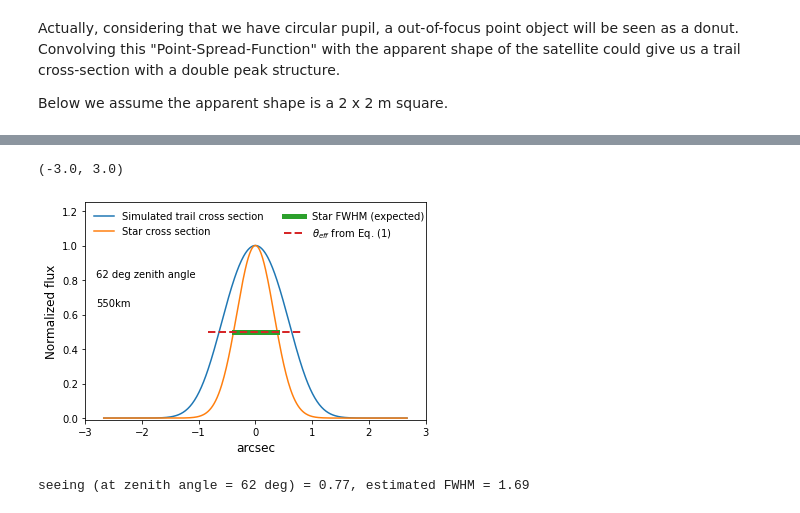
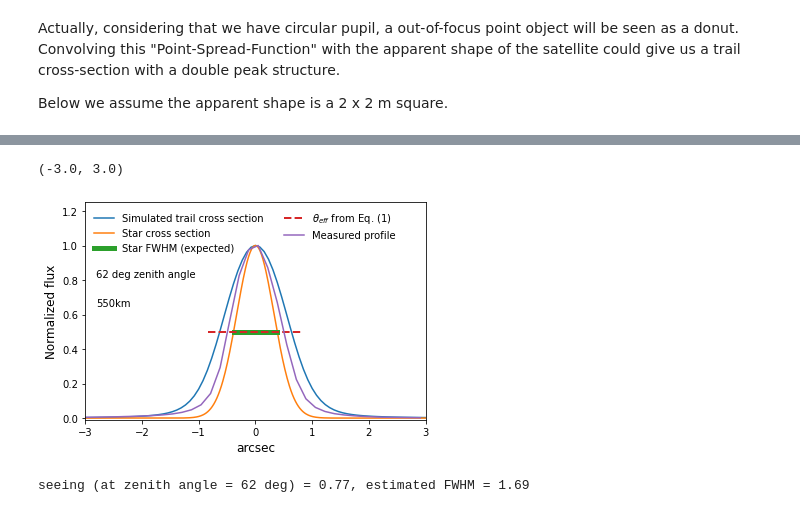
Before and after one commit to bxin/saturation_limit, a Jupyter notebook: subaru_profile.ipynb, the cells around one changed output, grey strips where cells are left out. Drawn from its saved outputs; the diff is of its cells as text; code cells hidden in the pictures.

```diff
--- a/subaru_profile.ipynb
+++ b/subaru_profile.ipynb
@@ -20,7 +26,7 @@ e = 1.2/8.3
 seeing = 0.77  #this is for the zenith angle below
 zangle = 62.063
 # %%
-vonk = 0
+vonk = 1
 # %%
 if not vonk:
     [sii, fwhm_exp] = getSatSII(f,d,e, l1, l2, h, zangle, seeing, pixel_size, plate_scale)
@@ -58,30 +151,31 @@ plt.title('Normalized to unit total flux');
 # %%
 fig, ax = plt.subplots(figsize=(6.1,4))
 aa =np.sum(sii,axis=0)
 n_shift =  int((len(aa)-1)/2 - np.argmax(aa==max(aa)))
 aa = np.roll(aa, n_shift)
 plt.plot(xp, aa/np.max(aa),label='Simulated trail cross section');
 #plt.plot(x2/pixel_size, np.sum(sii,axis=0),label='2m');
 #plt.plot(x1/pixel_size, np.sum(sii,axis=1), label='1.5m'); #uncomment this if the apparent shape of LEOSat is not square, i.e, 1.5x2m
 #plt.plot(x2/pixel_size, np.sum(pred,axis=0),label='pred');
 #plt.plot([-fwhm_exp/pixel_size/2, fwhm_exp/pixel_size/2],[max(np.sum(pred,axis=0))/2, max(np.sum(pred,axis=0))/2])
 s = np.exp(-x2**2/2/(seeing/plate_scale*pixel_size/2.355)**2)
 plt.plot(xpg,s, label = 'Star cross section')
 plt.plot([-seeing/2, seeing/2],[0.5, 0.5], '-', linewidth = 5, label='Star FWHM (expected)')
 plt.plot([-fwhm_exp/pixel_size*plate_scale/2, fwhm_exp/pixel_size*plate_scale/2],[0.5, 0.5],'--', linewidth = 2, label=r'$\theta_{eff}$ from Eq. (1)')
 plt.text(0.15, 0.62, "%.0f deg zenith angle"%zangle, color = 'black', transform=fig.transFigure)
 plt.text(0.15, 0.52, "550km", color = 'black', transform=fig.transFigure)
+plt.plot(r_real, y_real, label='Measured profile')
 plt.legend(loc='upper left', framealpha=0., ncol = 2)
 #plt.legend(fontsize=15, bbox_to_anchor=(0., 0.5, 0.5, 0.3), framealpha=0.)
 #plt.grid()
 plt.ylim([-0.01, 1.25])
 plt.xlabel('arcsec', fontsize=12)
 plt.ylabel('Normalized flux', fontsize=12)
 plt.xlim([-3,3])
 #plt.savefig('sat_profile.pdf')
 # %% [output]
 (-3.0, 3.0)
-[figure, old version]
+[figure, new version]
 # %%
 print('seeing (at zenith angle = %.0f deg) = %.2f, estimated FWHM = %.2f'%(
     zangle, seeing, fwhm_exp/pixel_size*plate_scale))
```
Also changed, not shown: parts of 26 cells of this notebook.
